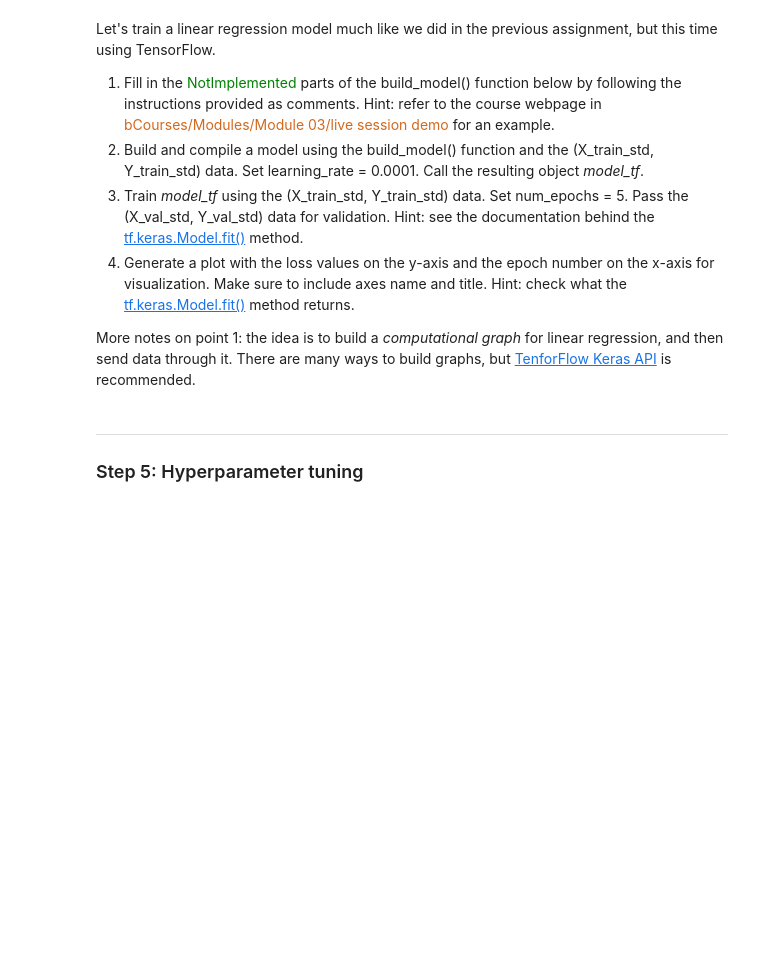
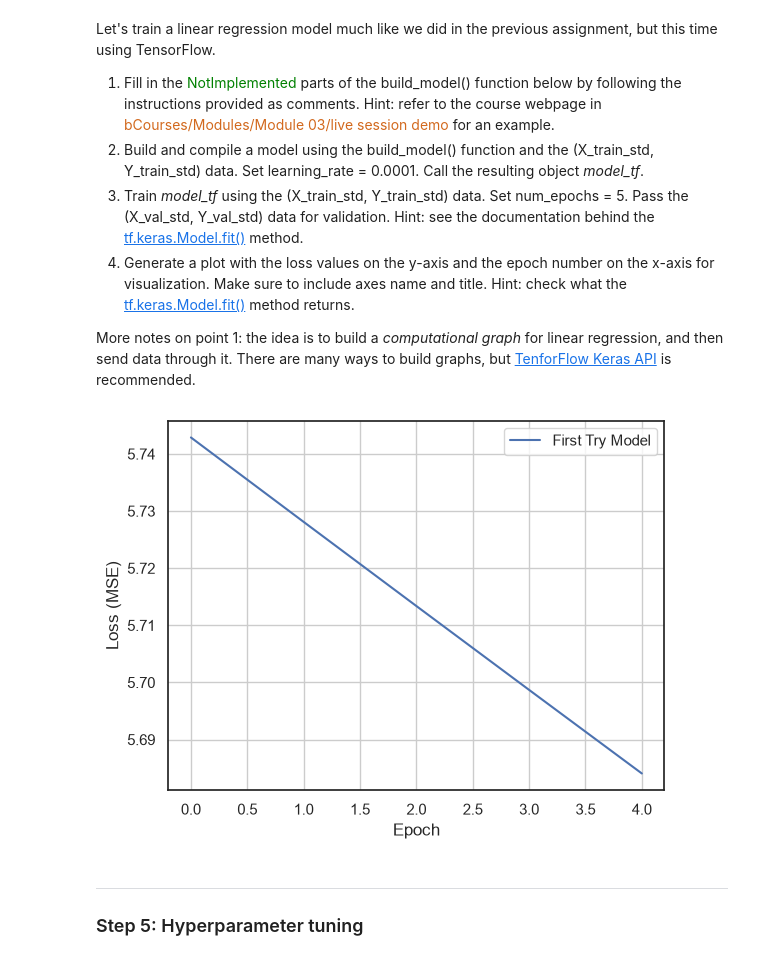
Before and after one commit to caroline-nealon/DATASCI-207, a Jupyter notebook: Module 3/03 Linear Regression with Tensorflow.ipynb, the cells around one changed output. Cells and saved outputs as stored; diff of their text form; code cells hidden in the pictures; blank space fills up the shorter version.

```diff
--- a/Module 3/03 Linear Regression with Tensorflow.ipynb
+++ b/Module 3/03 Linear Regression with Tensorflow.ipynb
@@ -166,14 +180,12 @@ Using the <span style="color:chocolate">train_test_split()</span> method availab
 Note: The validation set is crucial for evaluating different hyperparameter configurations and selecting those that yield optimal model performance. This approach avoids utilizing the test dataset during model training, as it is assumed to be "unknown" at that stage.
 # %%
 # YOUR CODE HERE
-X_train, X_test_prelim = train_test_split(X, test_size=0.4)
-X_val, X_test = train_test_split(X_test_prelim, test_size=0.5)
+X_train, X_test_prelim, Y_train, Y_test_prelim, make_train, make_test_prelim = train_test_split(X, Y, make_only ,test_size=0.4, random_state=0)
+X_val, X_test, Y_val, Y_test, make_val, make_test = train_test_split(X_test_prelim, Y_test_prelim, make_test_prelim, test_size=0.5, random_state=0)
+
 print(f'X train: {X_train.shape}')
 print(f'X val: {X_val.shape}')
 print(f'X test: {X_test.shape}')
-
-Y_train, Y_test_prelim = train_test_split(Y, test_size=0.4)
-Y_val, Y_test = train_test_split(Y_test_prelim, test_size=0.5)
 print(f'Y train: {Y_train.shape}')
 print(f'Y val: {Y_val.shape}')
 print(f'Y test: {Y_test.shape}')
@@ -329,18 +343,18 @@ def build_model(num_features, learning_rate):
   # linear regression.
   model = tf.keras.Sequential()
   model.add(tf.keras.layers.Dense(
-      units=NotImplemented,        # output dim
-      input_shape=NotImplemented,  # input dim
-      use_bias=True,               # use a bias (intercept) param
-      kernel_initializer=NotImplemented,  # initialize params to 1
-      bias_initializer=NotImplemented,    # initialize bias to 1
+      units=1,                      # output dim
+      input_shape=(num_features,),  # input dim
+      use_bias=True,                # use a bias (intercept) param
+      kernel_initializer='ones',    # initialize params to 1
+      bias_initializer='ones',      # initialize bias to 1
   ))
 
   # We need to choose an optimizer. We'll use GD, which is actually mini-batch GD
-  optimizer = 'GD'
-
+  optimizer = tf.keras.optimizers.SGD(learning_rate=learning_rate)
   # Finally, compile the model. This finalizes the graph for training.
   # We specify the MSE loss and the optimizer above
-  NotImplemented
+  model.compile(loss='mse', optimizer=optimizer)
+
 
   return model
@@ -354,3 +361,26 @@ tf.random.set_seed(0)
+# %%
+tf.random.set_seed(0)
+# 2. Build and compile model
+model_tf = build_model(num_features=X_train_std.shape[1],learning_rate = 0.0001)
+# 3. Fit the model
+fit_model_tf = model_tf.fit(
+          x=X_train_std, y=Y_train_std,
+          validation_data=(X_val_std, Y_val_std),
+          epochs=5,
+          verbose = 0
+)
+
+def plot_loss(model_plot,label_loss):
+    plt.plot(model_plot.history['loss'], label=label_loss)
+    # plt.plot(model_plot.history['val_loss'], label='Validation Loss') # val_loss is the validation/test data
+    plt.xlabel('Epoch')
+    plt.ylabel('Loss (MSE)')
+    plt.legend()
+    plt.grid(True)
+
+plot_loss(fit_model_tf,'First Try Model')
+# %% [output]
+[figure, added]
 # %% [markdown]
 ---
 ### Step 5: Hyperparameter tuning
```
Also changed, not shown: parts of 16 cells of this notebook.
